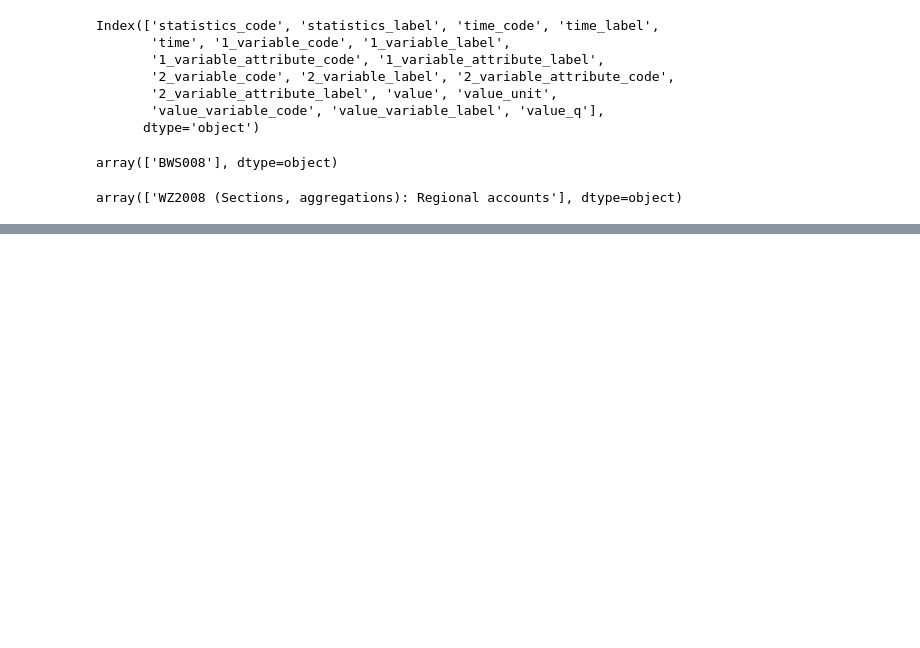
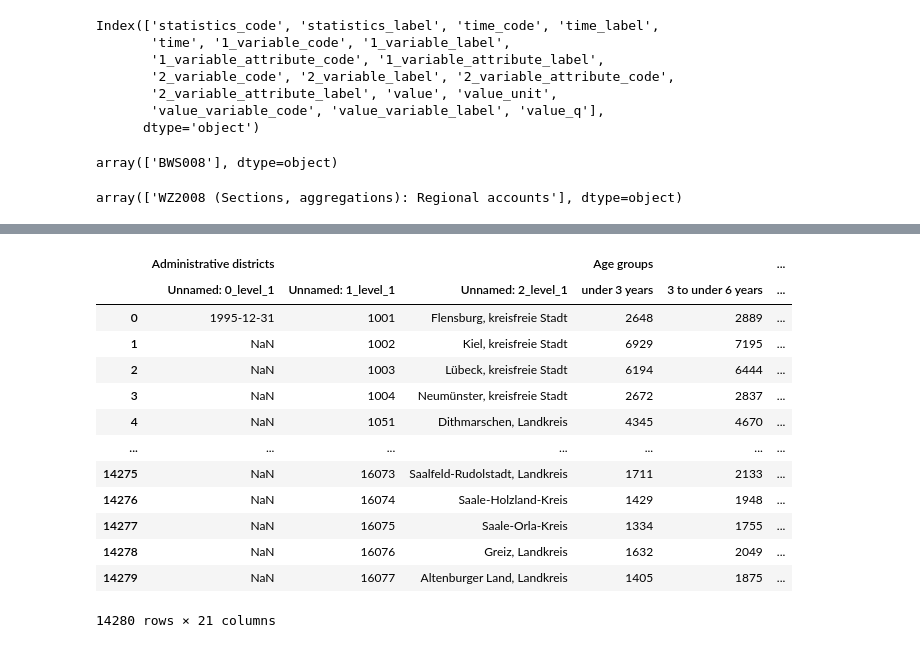
Before and after one commit to Kongalmengi/Stromverbrauch_Projekt, a Jupyter notebook: DateCheck.ipynb, the cells around one changed output, grey strips where cells are left out. Drawn from its saved outputs; the diff is of its cells as text; code cells hidden in the pictures; blank space fills up the shorter version.

```diff
--- a/DateCheck.ipynb
+++ b/DateCheck.ipynb
@@ -189,0 +323,3 @@ array(['WZ2008 (Sections, aggregations): Regional accounts'], dtype=object)
+# %%
+df_AAP_Ex = pd.read_excel('Data/admin_age_population_excel.xlsx', header=[3, 4], nrows = 14280)
+df_AAP_Ex.head(2)
@@ -189,0 +332,23 @@ array(['WZ2008 (Sections, aggregations): Regional accounts'], dtype=object)
+# %%
+# 불필요 컬럼 제거 : 임의로 .1이 붙은 컬럼들.
+columns_to_drop2 = [
+    col for col in df_AAP_Ex.columns
+    if isinstance(col, tuple) and col[1] is not None and col[1].endswith('.1')
+]
+df_AAP_Ex2 = df_AAP_Ex.drop(columns=columns_to_drop2, axis=1)
+df_AAP_Ex2
+# %% [output]
+|  | Administrative districts |  |  | Age groups |  | ... |
+|  | Unnamed: 0_level_1 | Unnamed: 1_level_1 | Unnamed: 2_level_1 | under 3 years | 3 to under 6 years | ... |
+| 0 | 1995-12-31 | 1001 | Flensburg, kreisfreie Stadt | 2648 | 2889 | ... |
+| 1 | NaN | 1002 | Kiel, kreisfreie Stadt | 6929 | 7195 | ... |
+| 2 | NaN | 1003 | Lübeck, kreisfreie Stadt | 6194 | 6444 | ... |
+| 3 | NaN | 1004 | Neumünster, kreisfreie Stadt | 2672 | 2837 | ... |
+| 4 | NaN | 1051 | Dithmarschen, Landkreis | 4345 | 4670 | ... |
+| ... | ... | ... | ... | ... | ... | ... |
+| 14275 | NaN | 16073 | Saalfeld-Rudolstadt, Landkreis | 1711 | 2133 | ... |
+| 14276 | NaN | 16074 | Saale-Holzland-Kreis | 1429 | 1948 | ... |
+| 14277 | NaN | 16075 | Saale-Orla-Kreis | 1334 | 1755 | ... |
+| 14278 | NaN | 16076 | Greiz, Landkreis | 1632 | 2049 | ... |
+| 14279 | NaN | 16077 | Altenburger Land, Landkreis | 1405 | 1875 | ... |
+14280 rows × 21 columns
```
Also changed, not shown: parts of 22 cells of this notebook, 1 other file.
